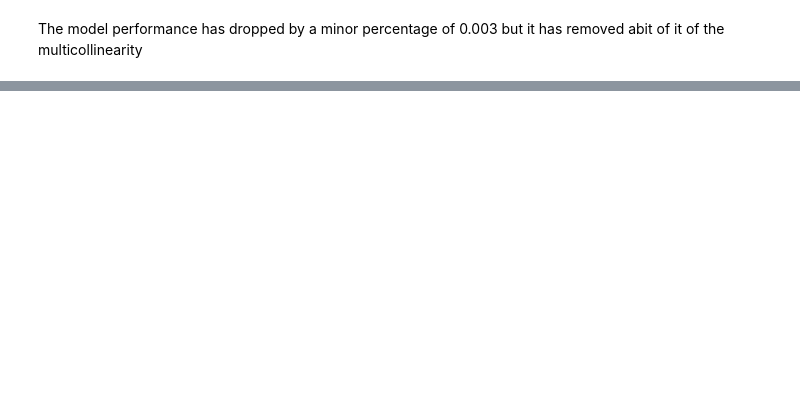
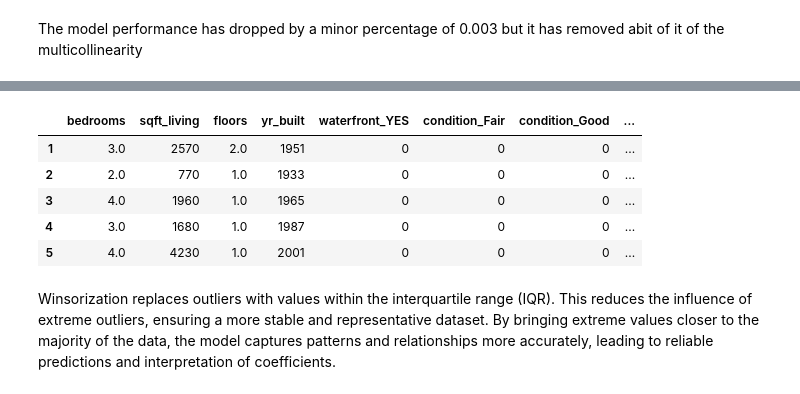
Before and after one commit to AdnanK1/phase-2, a Jupyter notebook: index.ipynb, the cells around one changed output, grey strips where cells are left out. Saved outputs shown, nothing was run; the diff lists cells and outputs as text; code cells hidden in the pictures; blank space fills up the shorter version.

Commit message:
Transformed the data using winsorization

```diff
--- a/index.ipynb
+++ b/index.ipynb
@@ -313,0 +329,28 @@ The model performance has dropped by a minor percentage of 0.003 but it has remo
+# %%
+# Specify the columns to be winsorized
+numeric = ['bedrooms', 'sqft_living', 'log(sqft_lot)','floors']
+
+# Calculate the IQR for the selected columns
+Q1 = new_X[numeric].quantile(0.25)
+Q3 = new_X[numeric].quantile(0.75)
+IQR = Q3 - Q1
+
+# Set the winsorization limits based on the IQR (e.g., 1.5 times the IQR)
+limits = 1.5 * IQR
+
+df_winsorized = new_X.copy()
+for col in numeric:
+    lower_bound = Q1[col] - limits[col]
+    upper_bound = Q3[col] + limits[col]
+    df_winsorized[col] = np.clip(df_winsorized[col], lower_bound, upper_bound)
+
+df_winsorized.head()
+# %% [output]
+|  | bedrooms | sqft_living | floors | yr_built | waterfront_YES | condition_Fair | condition_Good | ... |
+| 1 | 3.0 | 2570 | 2.0 | 1951 | 0 | 0 | 0 | ... |
+| 2 | 2.0 | 770 | 1.0 | 1933 | 0 | 0 | 0 | ... |
+| 3 | 4.0 | 1960 | 1.0 | 1965 | 0 | 0 | 0 | ... |
+| 4 | 3.0 | 1680 | 1.0 | 1987 | 0 | 0 | 0 | ... |
+| 5 | 4.0 | 4230 | 1.0 | 2001 | 0 | 0 | 0 | ... |
+# %% [markdown]
+Winsorization replaces outliers with values within the interquartile range (IQR). This reduces the influence of extreme outliers, ensuring a more stable and representative dataset. By bringing extreme values closer to the majority of the data, the model captures patterns and relationships more accurately, leading to reliable predictions and interpretation of coefficients.
```
Also changed, not shown: parts of 11 cells of this notebook.
